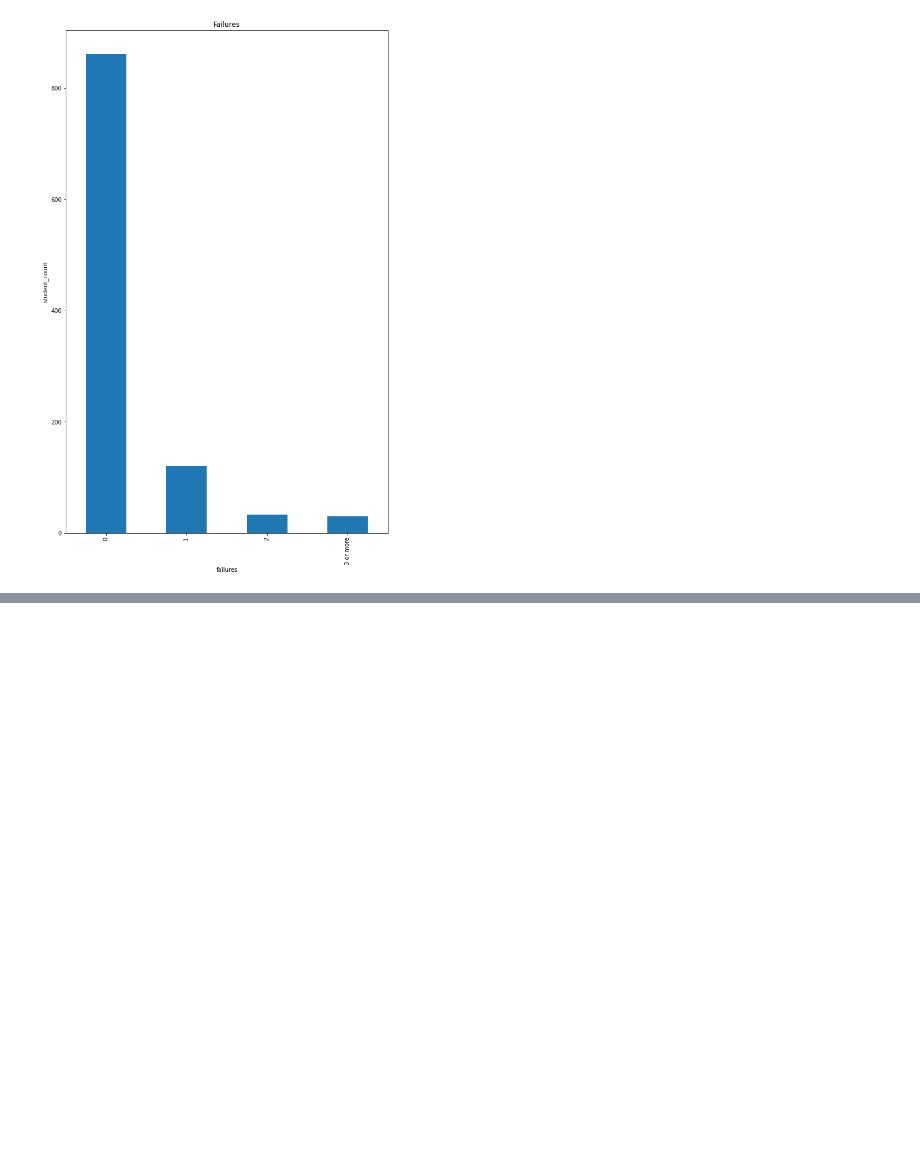
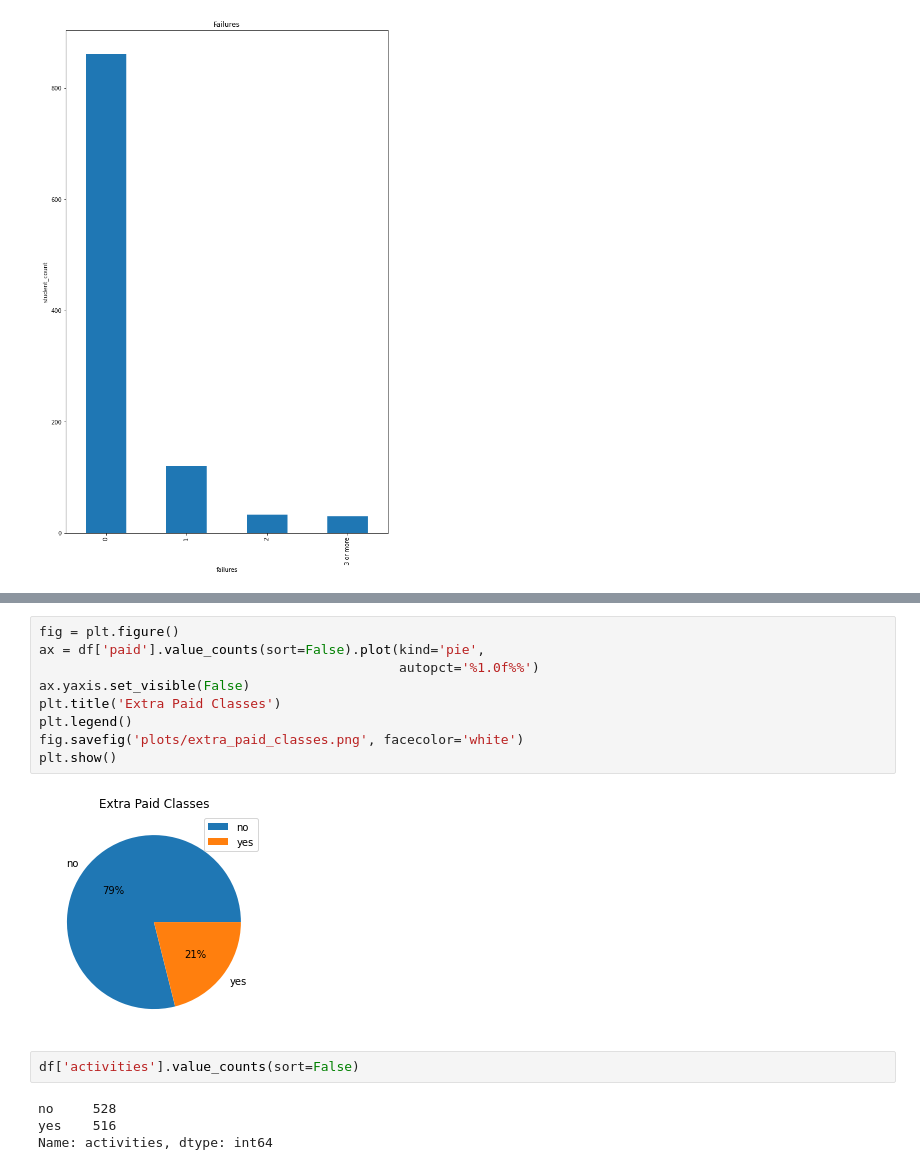
Before and after one commit to TharindaNimnajith/student-performance, a Jupyter notebook: dataset_analysis/column_data_analysis.ipynb, the cells around one changed output, grey strips where cells are left out. Cells and saved outputs as stored; diff of their text form; blank space fills up the shorter version.

```diff
--- a/dataset_analysis/column_data_analysis.ipynb
+++ b/dataset_analysis/column_data_analysis.ipynb
@@ -292,0 +333,17 @@ plt.show()
+# %%
+fig = plt.figure()
+ax = df['paid'].value_counts(sort=False).plot(kind='pie',
+                                              autopct='%1.0f%%')
+ax.yaxis.set_visible(False)
+plt.title('Extra Paid Classes')
+plt.legend()
+fig.savefig('plots/extra_paid_classes.png', facecolor='white')
+plt.show()
+# %% [output]
+[figure, added]
+# %%
+df['activities'].value_counts(sort=False)
+# %% [output]
+no     528
+yes    516
+Name: activities, dtype: int64
```
Also changed, not shown: parts of 31 cells of this notebook, 22 other files.
